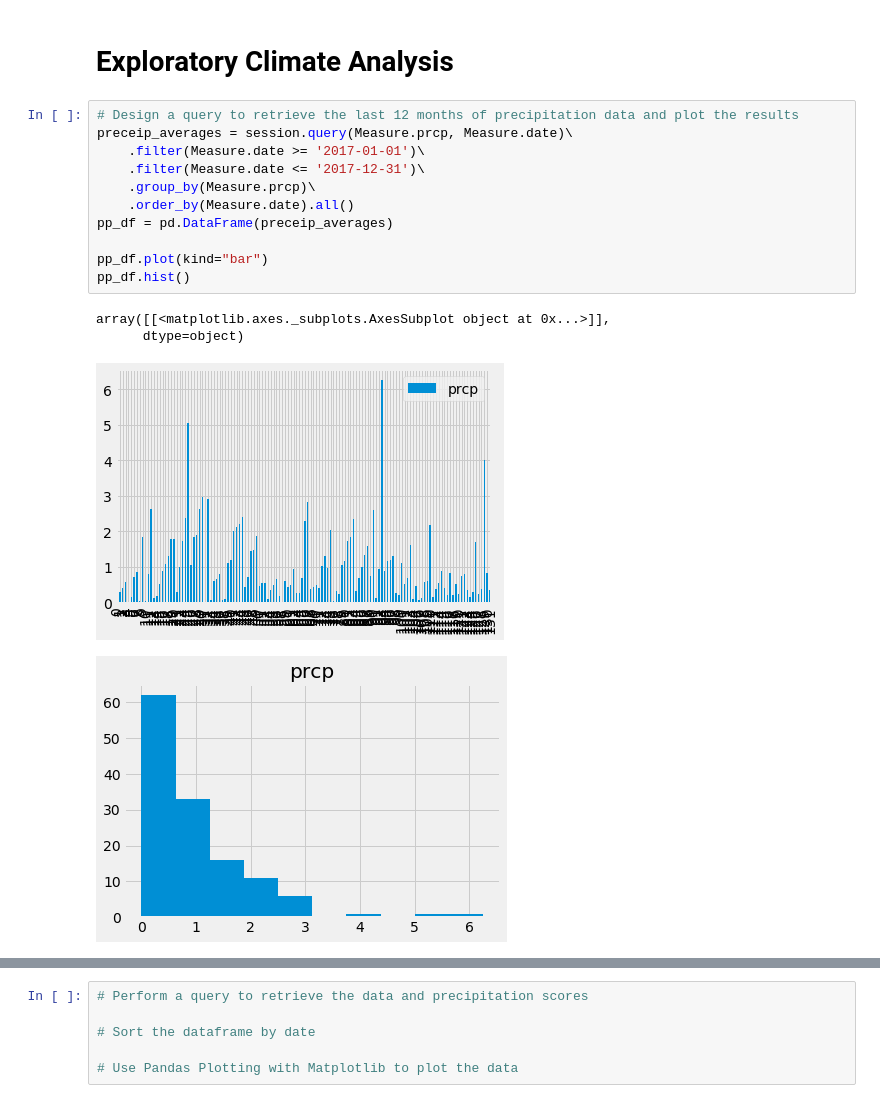
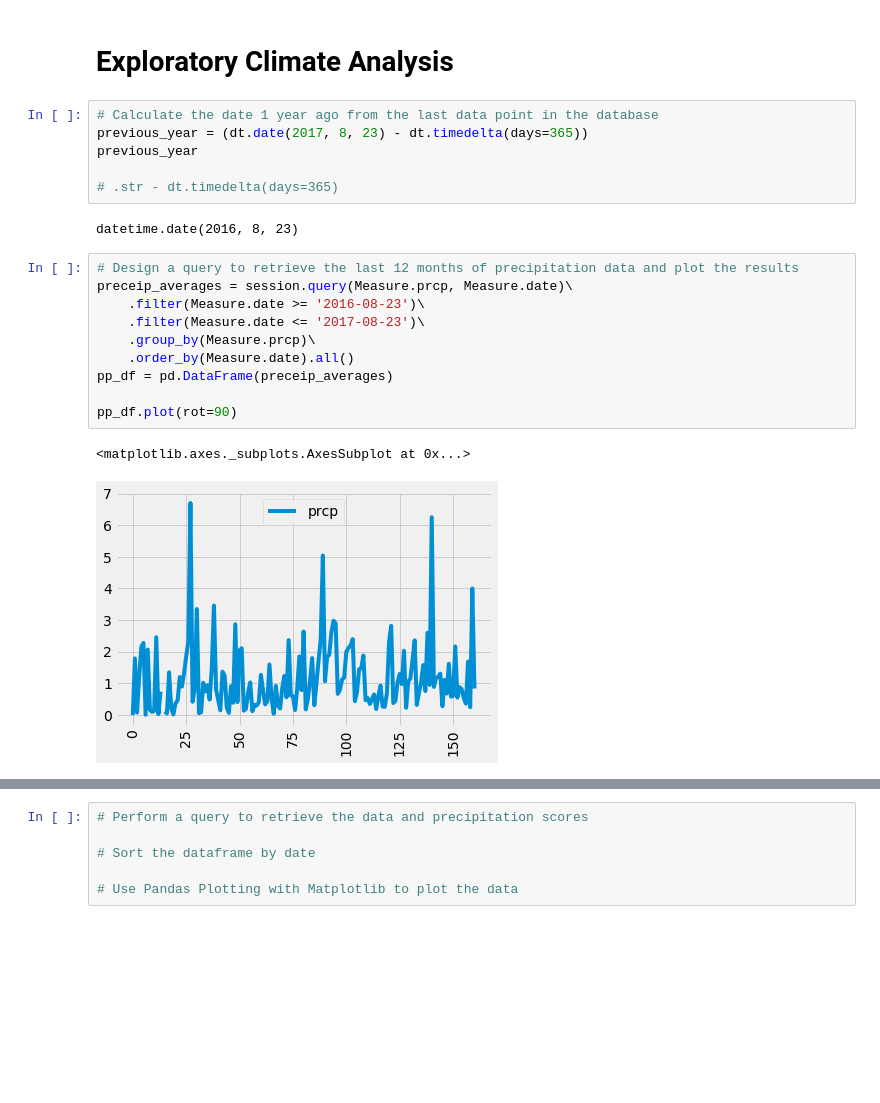
Before and after one commit to crchunn/sqlalchemy-challenge, a Jupyter notebook: Instructions/climate_starter.ipynb, the cells around one changed output, grey strips where cells are left out. Saved outputs shown, nothing was run; the diff lists cells and outputs as text; blank space fills up the shorter version.

```diff
--- a/Instructions/climate_starter.ipynb
+++ b/Instructions/climate_starter.ipynb
@@ -108,19 +108,24 @@ station_df.head()
 # Create our session (link) from Python to the DB
 # %% [markdown]
 # Exploratory Climate Analysis
+# %%
+# Calculate the date 1 year ago from the last data point in the database
+previous_year = (dt.date(2017, 8, 23) - dt.timedelta(days=365))
+previous_year
+
+# .str - dt.timedelta(days=365)
+# %% [output]
+datetime.date(2016, 8, 23)
 # %%
 # Design a query to retrieve the last 12 months of precipitation data and plot the results
 preceip_averages = session.query(Measure.prcp, Measure.date)\
-    .filter(Measure.date >= '2017-01-01')\
-    .filter(Measure.date <= '2017-12-31')\
+    .filter(Measure.date >= '2016-08-23')\
+    .filter(Measure.date <= '2017-08-23')\
     .group_by(Measure.prcp)\
     .order_by(Measure.date).all()
 pp_df = pd.DataFrame(preceip_averages)
 
-pp_df.plot(kind="bar")
-pp_df.hist()
+pp_df.plot(rot=90)
 # %% [output]
-array([[<matplotlib.axes._subplots.AxesSubplot object at 0x...>]],
-      dtype=object)
+<matplotlib.axes._subplots.AxesSubplot at 0x...>
-[figure, old version]
+[figure, new version]
-[figure, removed]
```
Also changed, not shown: parts of 4 cells of this notebook, 1 other file.
